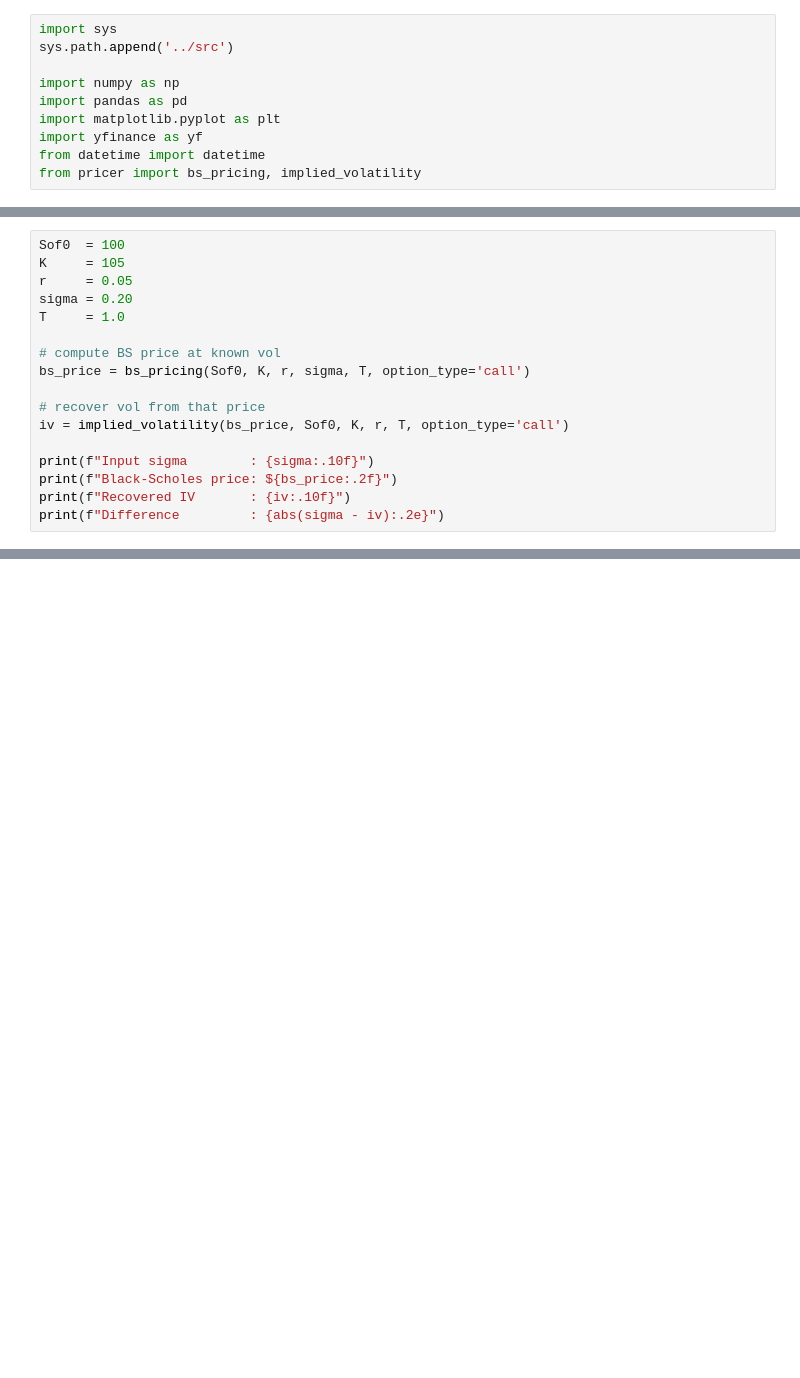
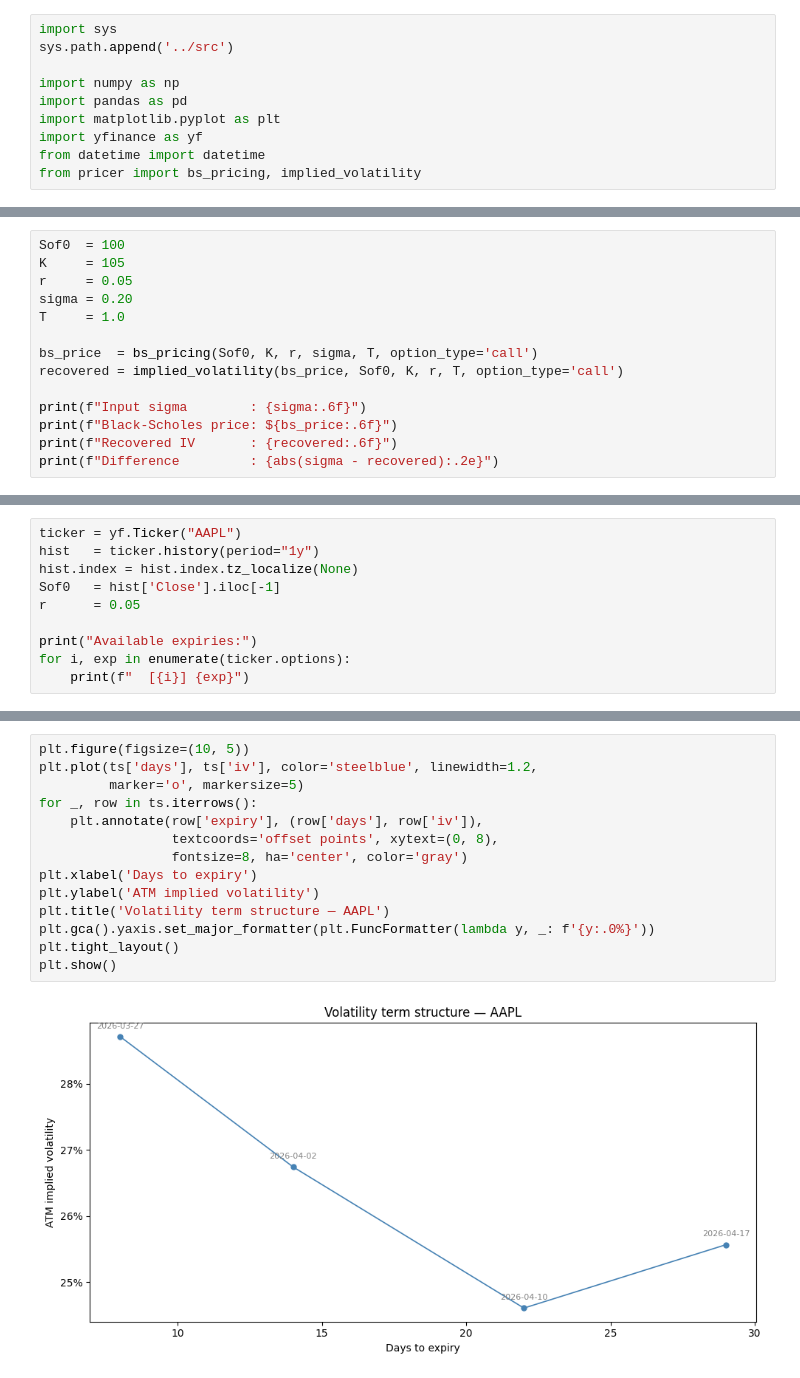
Before and after one commit to sub-roc/monte-carlo-pricer, a Jupyter notebook: notebooks/08_implied_vol.ipynb, the cells around one changed output, grey strips where cells are left out. Cells and saved outputs as stored; diff of their text form; blank space fills up the shorter version.

```diff
--- a/notebooks/08_implied_vol.ipynb
+++ b/notebooks/08_implied_vol.ipynb
@@ -26,14 +22,11 @@ r     = 0.05
 sigma = 0.20
 T     = 1.0
 
-# compute BS price at known vol
-bs_price = bs_pricing(Sof0, K, r, sigma, T, option_type='call')
+bs_price  = bs_pricing(Sof0, K, r, sigma, T, option_type='call')
+recovered = implied_volatility(bs_price, Sof0, K, r, T, option_type='call')
 
-# recover vol from that price
-iv = implied_volatility(bs_price, Sof0, K, r, T, option_type='call')
-
-print(f"Input sigma        : {sigma:.10f}")
-print(f"Black-Scholes price: ${bs_price:.2f}")
-print(f"Recovered IV       : {iv:.10f}")
-print(f"Difference         : {abs(sigma - iv):.2e}")
+print(f"Input sigma        : {sigma:.6f}")
+print(f"Black-Scholes price: ${bs_price:.6f}")
+print(f"Recovered IV       : {recovered:.6f}")
+print(f"Difference         : {abs(sigma - recovered):.2e}")
 # %% [output]
@@ -48,0 +39,10 @@ options chain and plot the volatility smile.
+# %%
+ticker = yf.Ticker("AAPL")
+hist   = ticker.history(period="1y")
+hist.index = hist.index.tz_localize(None)
+Sof0   = hist['Close'].iloc[-1]
+r      = 0.05
+
+print("Available expiries:")
+for i, exp in enumerate(ticker.options):
+    print(f"  [{i}] {exp}")
@@ -120,0 +223,16 @@ KeyError: 'our_iv'
+# %%
+plt.figure(figsize=(10, 5))
+plt.plot(ts['days'], ts['iv'], color='steelblue', linewidth=1.2,
+         marker='o', markersize=5)
+for _, row in ts.iterrows():
+    plt.annotate(row['expiry'], (row['days'], row['iv']),
+                 textcoords='offset points', xytext=(0, 8),
+                 fontsize=8, ha='center', color='gray')
+plt.xlabel('Days to expiry')
+plt.ylabel('ATM implied volatility')
+plt.title('Volatility term structure — AAPL')
+plt.gca().yaxis.set_major_formatter(plt.FuncFormatter(lambda y, _: f'{y:.0%}'))
+plt.tight_layout()
+plt.show()
+# %% [output]
+[figure, added]
```
Also changed, not shown: parts of 14 cells of this notebook.
